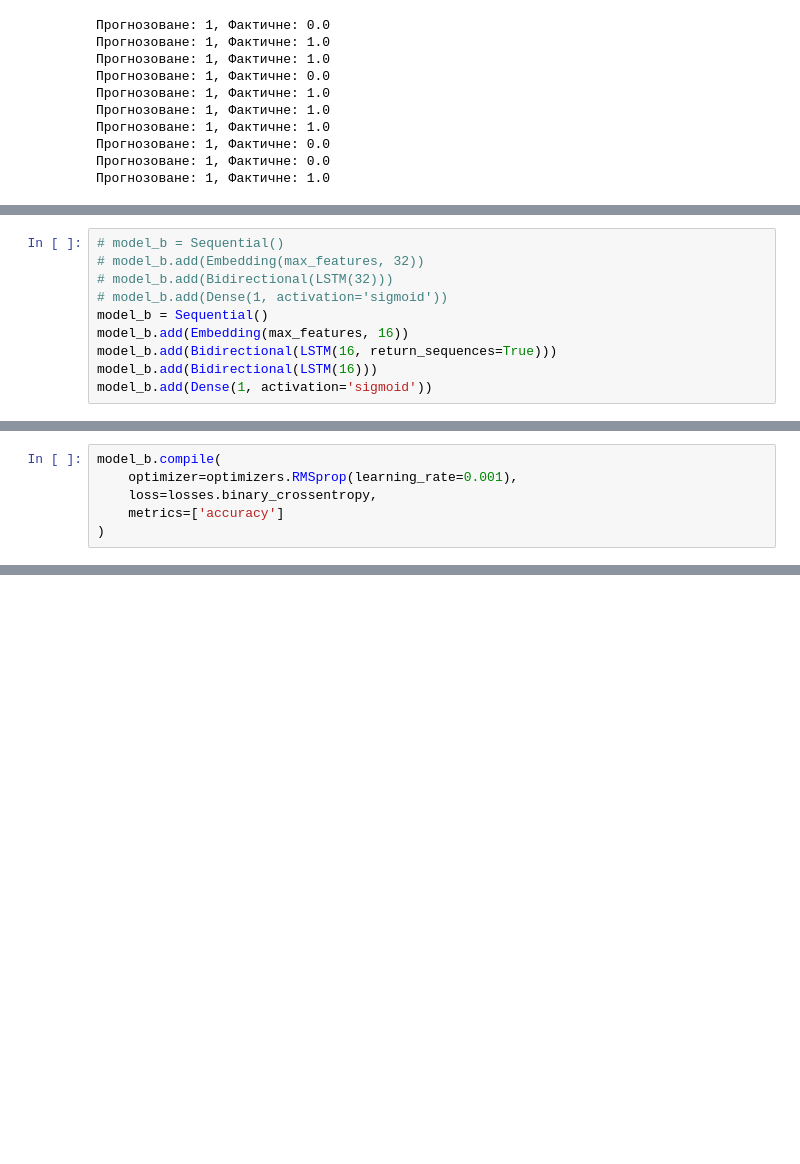
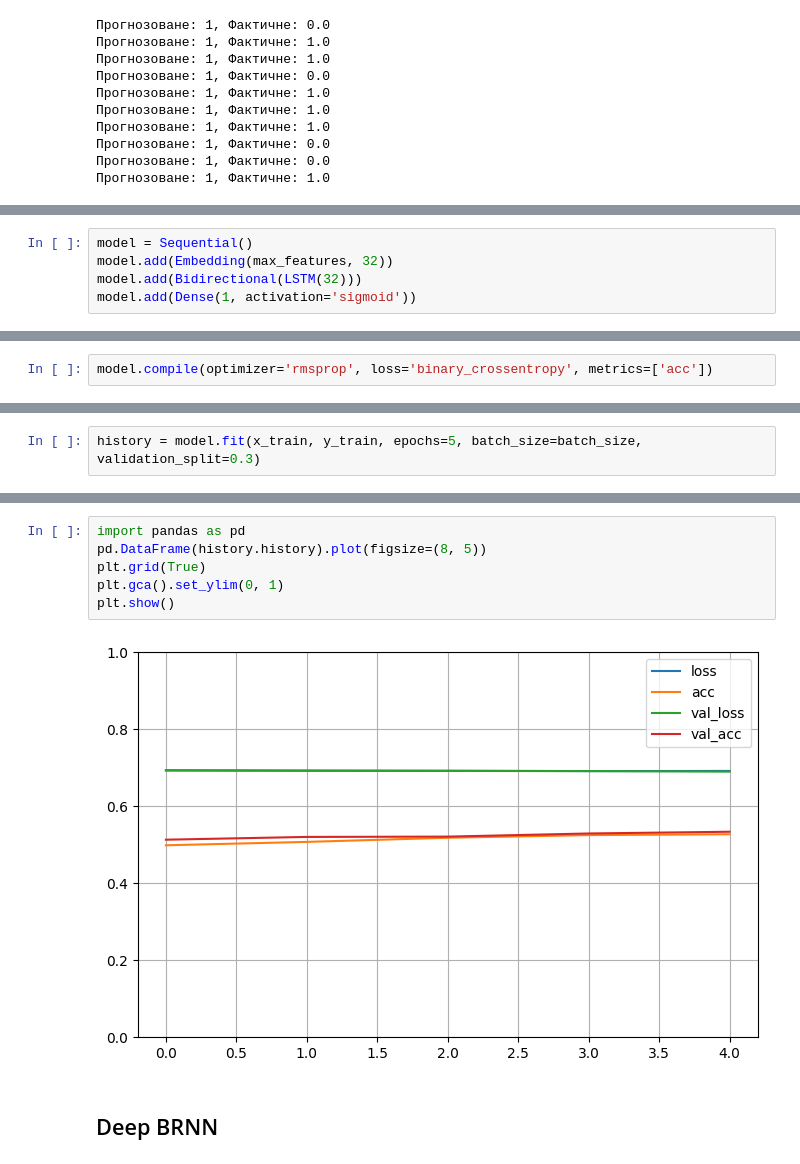
Before and after one commit to NikYurchik/Tutorial, a Jupyter notebook: DZ3-11/Hw11.ipynb, the cells around one changed output, grey strips where cells are left out. Saved outputs shown, nothing was run; the diff lists cells and outputs as text; blank space fills up the shorter version.

```diff
--- a/DZ3-11/Hw11.ipynb
+++ b/DZ3-11/Hw11.ipynb
@@ -180,10 +176,5 @@ for i in range(10):
 # %%
-# model_b = Sequential()
-# model_b.add(Embedding(max_features, 32))
-# model_b.add(Bidirectional(LSTM(32)))
-# model_b.add(Dense(1, activation='sigmoid'))
-model_b = Sequential()
-model_b.add(Embedding(max_features, 16))
-model_b.add(Bidirectional(LSTM(16, return_sequences=True)))
-model_b.add(Bidirectional(LSTM(16)))
-model_b.add(Dense(1, activation='sigmoid'))
+model = Sequential()
+model.add(Embedding(max_features, 32))
+model.add(Bidirectional(LSTM(32)))
+model.add(Dense(1, activation='sigmoid'))
@@ -190,6 +200,2 @@ model_b.add(Dense(1, activation='sigmoid'))
 # %%
-model_b.compile(
-    optimizer=optimizers.RMSprop(learning_rate=0.001),
-    loss=losses.binary_crossentropy,
-    metrics=['accuracy']
-)
+model.compile(optimizer='rmsprop', loss='binary_crossentropy', metrics=['acc'])
@@ -241,0 +202,2 @@ Detected at node gradients/CudnnRNN_grad/CudnnRNNBackprop defined at (most recen
+# %%
+history = model.fit(x_train, y_train, epochs=5, batch_size=batch_size, validation_split=0.3)
@@ -263,0 +243,10 @@ for i in range(10):
+# %%
+import pandas as pd
+pd.DataFrame(history.history).plot(figsize=(8, 5))
+plt.grid(True)
+plt.gca().set_ylim(0, 1)
+plt.show()
+# %% [output]
+[figure, added]
+# %% [markdown]
+## Deep BRNN
```
Also changed, not shown: parts of 20 cells of this notebook, 1 other file.
